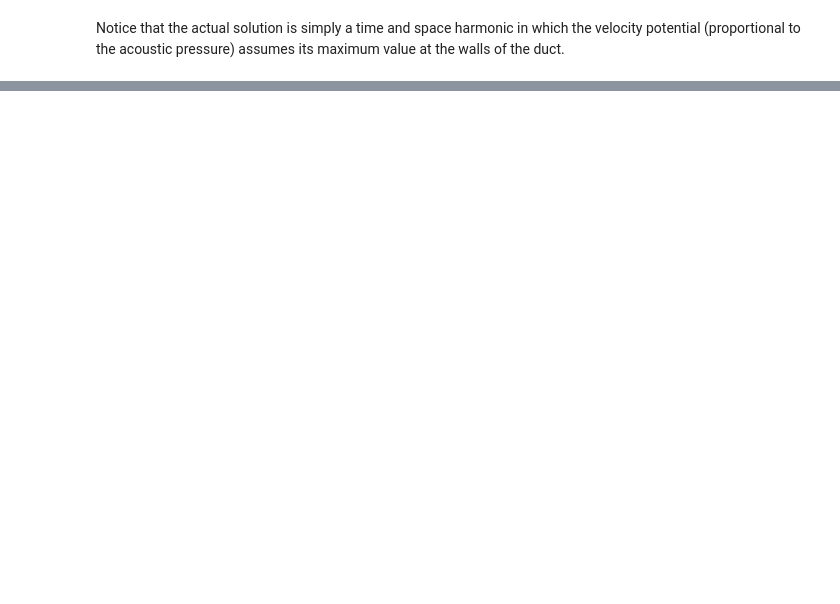
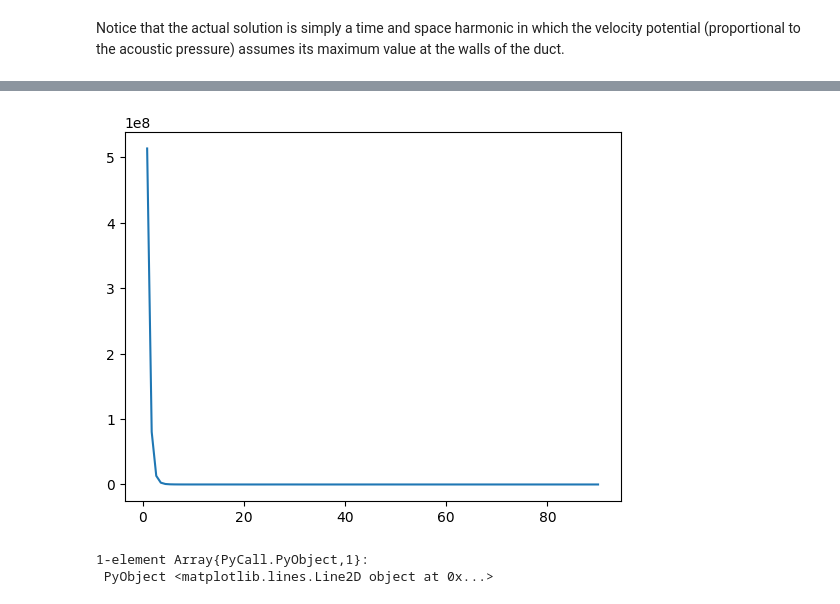
Before and after one commit to alvarocafe/BB, a Jupyter notebook: note_BEM.ipynb, the cells around one changed output, grey strips where cells are left out. Cells and saved outputs as stored; diff of their text form; code cells hidden in the pictures; blank space fills up the shorter version.

```diff
--- a/note_BEM.ipynb
+++ b/note_BEM.ipynb
@@ -54,0 +84,34 @@ end
+# %%
+# First, matrices G and H are obtained.
+# To obtain, the resonance frequency is used to obtain the wave number k = omega/c
+n = 1; L = 100; c = 343*1000;
+k = F_closed(n,L,c)/c
+# Gaussian quadrature - generation of points and weights [-1,1]
+npg=6; # Number of integration points
+qsi,w = Gauss_Legendre(-1,1,npg) # Generation of the points and weights
+G,H,phi_inc = cal_GeH(NOS,NOS_GEO,ELEM,k,qsi,w,0) #Compute the G and H matrices
+# To apply the boundary conditions, when no BCFace is given to the lermsh command, all of the boundary conditions are assumed to be Neumann and null
+# So, a new BCFace is built
+BCFace = [1 1 0 # This new BCFace will impose a non null Neumann boundary condition to face 4
+          2 1 0
+          3 1 0
+          4 1 1] # This will act like a piston in the end of the cylinder so that the cavity is perturbed
+CDC = gera_CDC(ELEM,BCFace)
+# Now, the boundary conditions are applied to obtain the linear system
+A,b = aplica_cdc(G,H,CDC) #Applies the boundary conditions and returns matrix A and vector b for the linear system
+x = A\b # Solves the linear system
+phi,q = monta_Teq(CDC,x); # Applies the boundary conditions to return the velocity potential and flux
+# %%
+# Now, the domain points will be created
+n_pint = 100
+PONTOS_int = zeros(n_pint,4)
+for i = 1:n_pint
+	PONTOS_int[i,:] = [i 0 0 (90/n_pint)*i]
+end
+# The velocity potential is obtained for domain points
+phi_pint=calc_T_pint(PONTOS_int,NOS_GEO,ELEM,phi,q,k,qsi,w,0)
+plot(PONTOS_int[:,4],phi_pint)
+# %% [output]
+[figure, added]
+1-element Array{PyCall.PyObject,1}:
+ PyObject <matplotlib.lines.Line2D object at 0x...>
```
Also changed, not shown: parts of 6 cells of this notebook, 11 other files.
